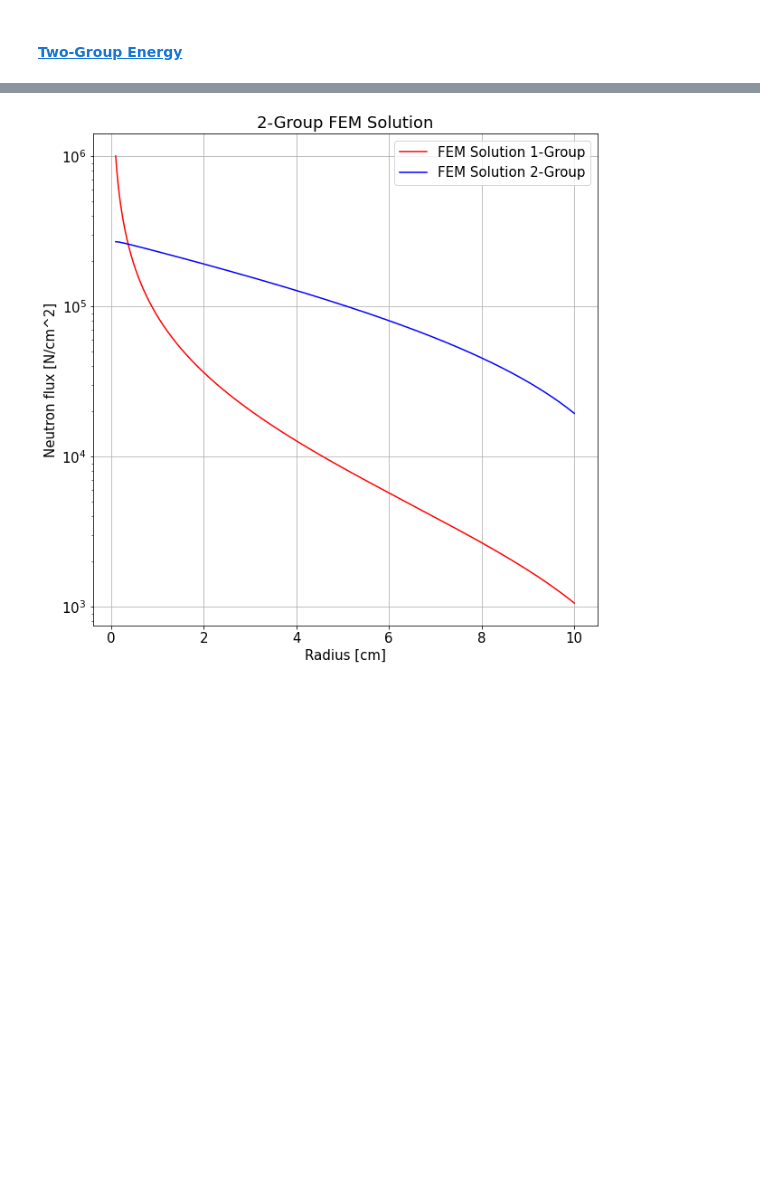
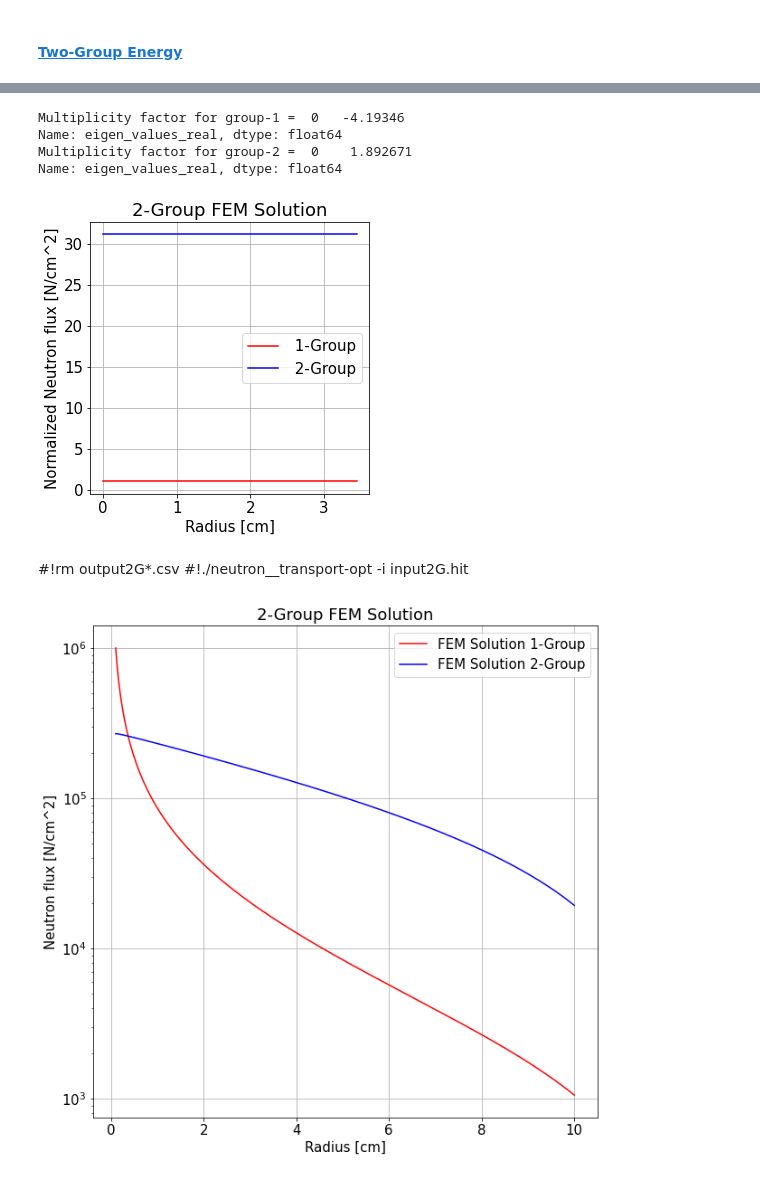
Before and after one commit to AnthonyB08/neutron__transport, a Jupyter notebook: report-coupled-3Domains.ipynb, the cells around one changed output, grey strips where cells are left out. Drawn from its saved outputs; the diff is of its cells as text; code cells hidden in the pictures; blank space fills up the shorter version.

Commit message:
Reflector

```diff
--- a/report-coupled-3Domains.ipynb
+++ b/report-coupled-3Domains.ipynb
@@ -420,3 +406,52 @@ Parallelism:
+# %%
+import numpy as np
+import pandas as pd
+df = pd.read_csv('inputEigenProblem2g_reflector_out_eigenvalue-data_0001.csv')
+lam =df["eigen_values_real"]
+
+
+
+
+
+
+k=[v[0]*chi[0]*sigma_f[0]/(lam+sigma_a[0]-sigma_12),
+   v[1]*chi[1]*sigma_f[1]/(lam+sigma_a[1]+sigma_12) ]
+
+print('Multiplicity factor for group-1 = ',k[0])
+print('Multiplicity factor for group-2 = ',k[1])
+# %% [output]
+Multiplicity factor for group-1 =  0   -4.19346
+Name: eigen_values_real, dtype: float64
+Multiplicity factor for group-2 =  0    1.892671
+Name: eigen_values_real, dtype: float64
+# %%
+import pandas as pd
+df = pd.read_csv('inputEigenProblem2g_reflector_out_x-data_0001.csv')
+df2 = pd.read_csv('inputEigenProblem2g_reflector_out.csv')
+unormal=df2["u-normalized"]
+unormal2=df2["u-normalized2"]
+fig = plt.figure(figsize=(5,5))
+
+plt.plot(df["x"],df["u1"]/unormal[1],"r-",label=" 1-Group")
+plt.plot(df["x"],df["u2"]/unormal[1],"b-",label=" 2-Group")
+#plt.yscale("log")
+#plt.xlim(0,100)
+plt.grid()
+plt.legend()
+plt.xlabel("Radius [cm]")
+plt.ylabel("Normalized Neutron flux [N/cm^2]")
+font = {'family' : 'DejaVu Sans',
+        'weight' : 'normal',
+        'size'   : 15}
+plt.rc('font', **font)
+plt.title("2-Group FEM Solution")
+
+plt.show()
+# %% [output]
+[figure, added]
+# %% [markdown]
+#!rm output2G*.csv
+#!./neutron__transport-opt -i input2G.hit
 # %%
 import pandas as pd
 df = pd.read_csv('output2G_x-data_0002.csv')
```
Also changed, not shown: parts of 6 cells of this notebook, 7 other files.
